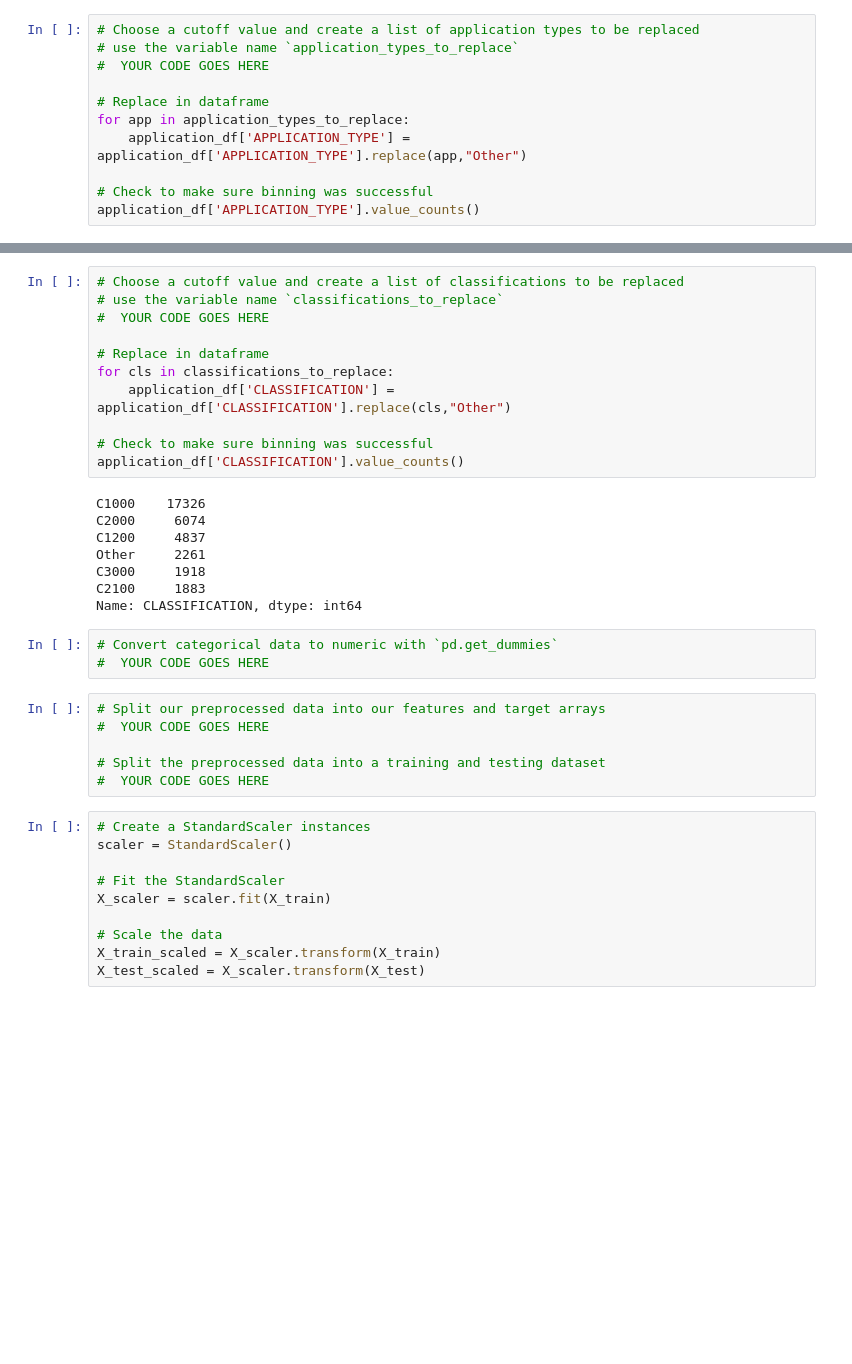
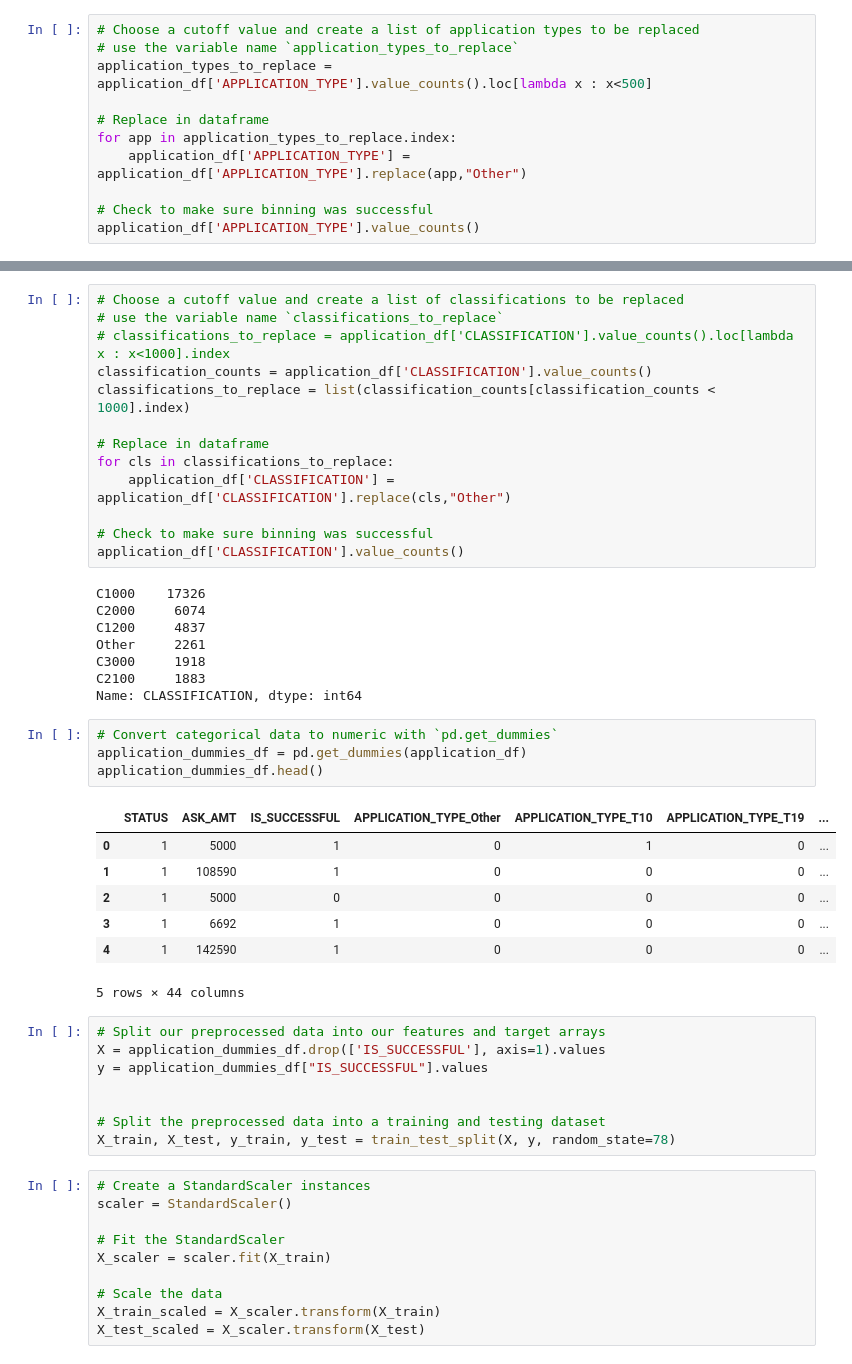
Before and after one commit to CFreeman04/21.Deep-Learning-Challenge, a Jupyter notebook: AlphabetSoupCharity.ipynb, the cells around one changed output, grey strips where cells are left out. Drawn from its saved outputs; the diff is of its cells as text; blank space fills up the shorter version.

```diff
--- a/AlphabetSoupCharity.ipynb
+++ b/AlphabetSoupCharity.ipynb
@@ -61,10 +61,10 @@ Name: APPLICATION_TYPE, dtype: int64
 # %%
 # Choose a cutoff value and create a list of application types to be replaced
 # use the variable name `application_types_to_replace`
-#  YOUR CODE GOES HERE
+application_types_to_replace = application_df['APPLICATION_TYPE'].value_counts().loc[lambda x : x<500]
 
 # Replace in dataframe
-for app in application_types_to_replace:
+for app in application_types_to_replace.index:
     application_df['APPLICATION_TYPE'] = application_df['APPLICATION_TYPE'].replace(app,"Other")
 
 # Check to make sure binning was successful
@@ -120,7 +120,9 @@ Name: CLASSIFICATION, dtype: int64
 # %%
 # Choose a cutoff value and create a list of classifications to be replaced
 # use the variable name `classifications_to_replace`
-#  YOUR CODE GOES HERE
+# classifications_to_replace = application_df['CLASSIFICATION'].value_counts().loc[lambda x : x<1000].index
+classification_counts = application_df['CLASSIFICATION'].value_counts()
+classifications_to_replace = list(classification_counts[classification_counts < 1000].index)
 
 # Replace in dataframe
 for cls in classifications_to_replace:
@@ -138,13 +140,24 @@ C2100     1883
 Name: CLASSIFICATION, dtype: int64
 # %%
 # Convert categorical data to numeric with `pd.get_dummies`
-#  YOUR CODE GOES HERE
+application_dummies_df = pd.get_dummies(application_df)
+application_dummies_df.head()
+# %% [output]
+|  | STATUS | ASK_AMT | IS_SUCCESSFUL | APPLICATION_TYPE_Other | APPLICATION_TYPE_T10 | APPLICATION_TYPE_T19 | ... |
+| 0 | 1 | 5000 | 1 | 0 | 1 | 0 | ... |
+| 1 | 1 | 108590 | 1 | 0 | 0 | 0 | ... |
+| 2 | 1 | 5000 | 0 | 0 | 0 | 0 | ... |
+| 3 | 1 | 6692 | 1 | 0 | 0 | 0 | ... |
+| 4 | 1 | 142590 | 1 | 0 | 0 | 0 | ... |
+5 rows × 44 columns
 # %%
 # Split our preprocessed data into our features and target arrays
-#  YOUR CODE GOES HERE
+X = application_dummies_df.drop(['IS_SUCCESSFUL'], axis=1).values
+y = application_dummies_df["IS_SUCCESSFUL"].values
+
 
 # Split the preprocessed data into a training and testing dataset
-#  YOUR CODE GOES HERE
+X_train, X_test, y_train, y_test = train_test_split(X, y, random_state=78)
 # %%
 # Create a StandardScaler instances
 scaler = StandardScaler()
```
Also changed, not shown: parts of 15 cells of this notebook, 31 other files.
